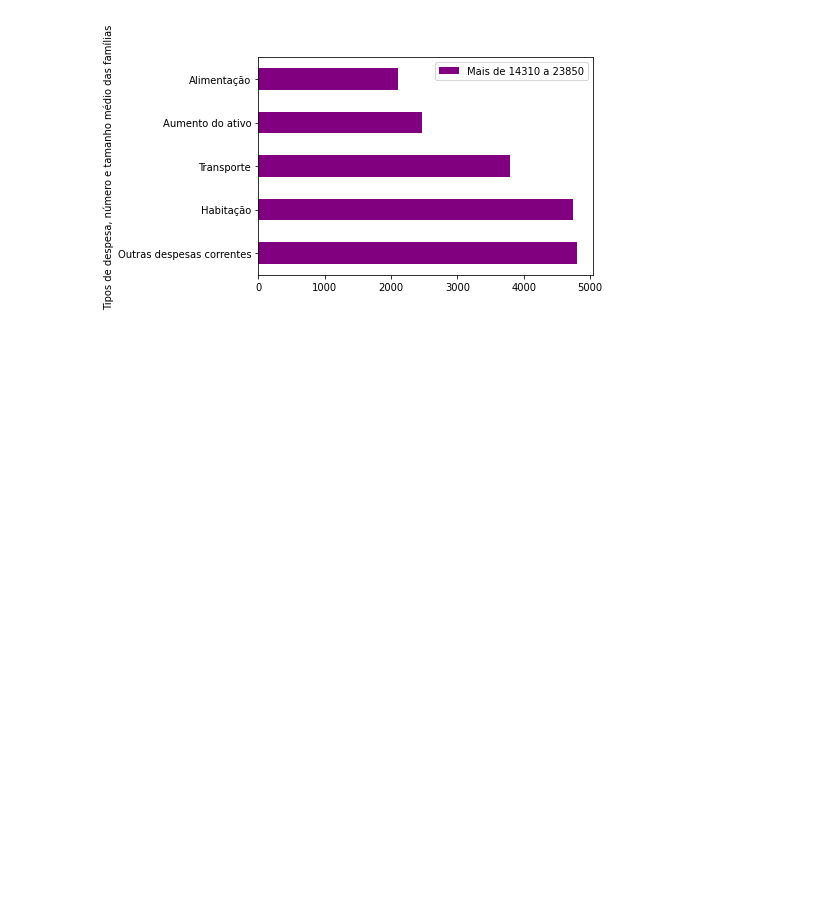
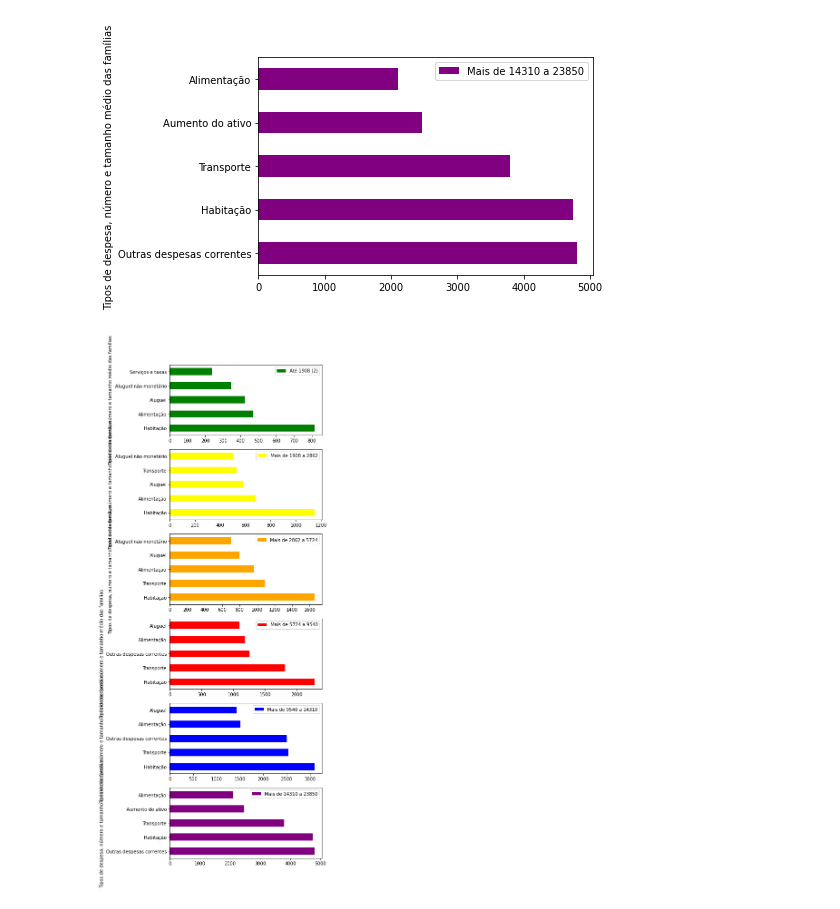
Before and after one commit to brunomarram/trabalho-dados, a Jupyter notebook: src/parte3/analise_exploratoria_por_classe_e_estado.ipynb, the cells around one changed output. Cells and saved outputs as stored; diff of their text form; code cells hidden in the pictures; blank space fills up the shorter version.

```diff
--- a/src/parte3/analise_exploratoria_por_classe_e_estado.ipynb
+++ b/src/parte3/analise_exploratoria_por_classe_e_estado.ipynb
@@ -239,3 +239,7 @@ retorna_lista_top_N_itens_mais_vendidos_classe_social(df_despesas, 'Mais de 1431
 plot_grafico_barras_lista_top_N_itens(df_despesas, 'Mais de 14310 a 23850', qtd_top_itens, 'purple')
 # %% [output]
 [figure]
+# %%
+plot_todos_graficos_barras_lista_top_N_itens(df_despesas, qtd_top_itens)
+# %% [output]
+[figure, added]
```
Also changed, not shown: 1 other file.
